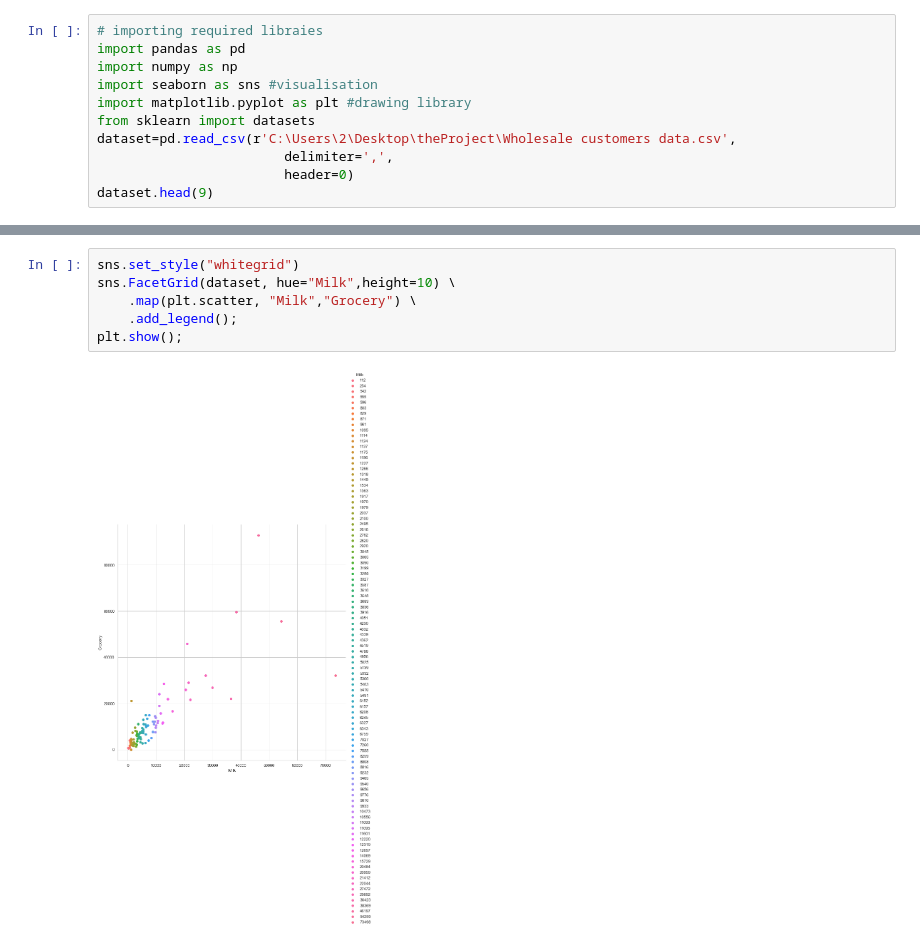
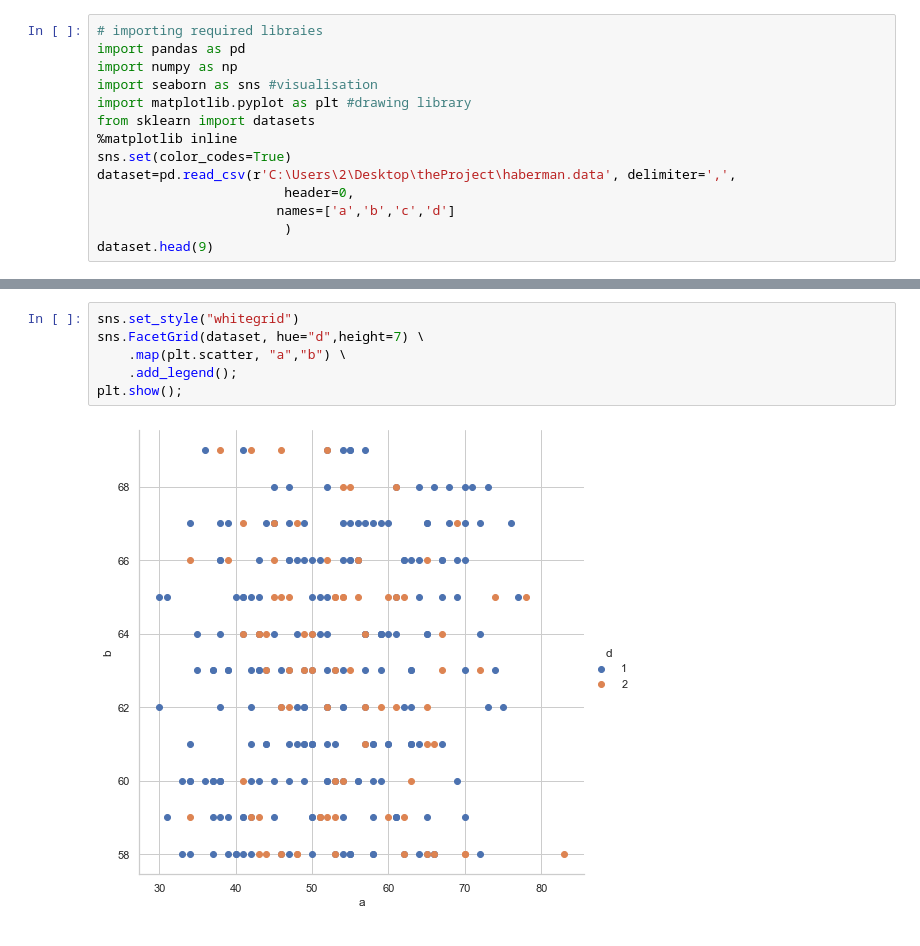
Before and after one commit to abdulrahmanEidhw/python, a Jupyter notebook: theProject/project.ipynb, the cells around one changed output, grey strips where cells are left out. Cells and saved outputs as stored; diff of their text form.

```diff
--- a/theProject/project.ipynb
+++ b/theProject/project.ipynb
@@ -5,8 +5,11 @@ import numpy as np
 import seaborn as sns #visualisation
 import matplotlib.pyplot as plt #drawing library
 from sklearn import datasets
-dataset=pd.read_csv(r'C:\Users\2\Desktop\theProject\Wholesale customers data.csv',
-                        delimiter=',',
-                        header=0)
+%matplotlib inline
+sns.set(color_codes=True)
+dataset=pd.read_csv(r'C:\Users\2\Desktop\theProject\haberman.data', delimiter=',',
+                        header=0,
+                       names=['a','b','c','d']
+                        )
 dataset.head(9)
 # %% [output]
@@ -105,10 +85,10 @@ plt.show
 # %%
 sns.set_style("whitegrid")
-sns.FacetGrid(dataset, hue="Milk",height=10) \
-    .map(plt.scatter, "Milk","Grocery") \
+sns.FacetGrid(dataset, hue="d",height=7) \
+    .map(plt.scatter, "a","b") \
     .add_legend();
 plt.show();
 # %% [output]
-[figure, old version]
+[figure, new version]
 # %%
 sns.set_style("whitegrid");
```
Also changed, not shown: parts of 34 cells of this notebook, 1 other file.
